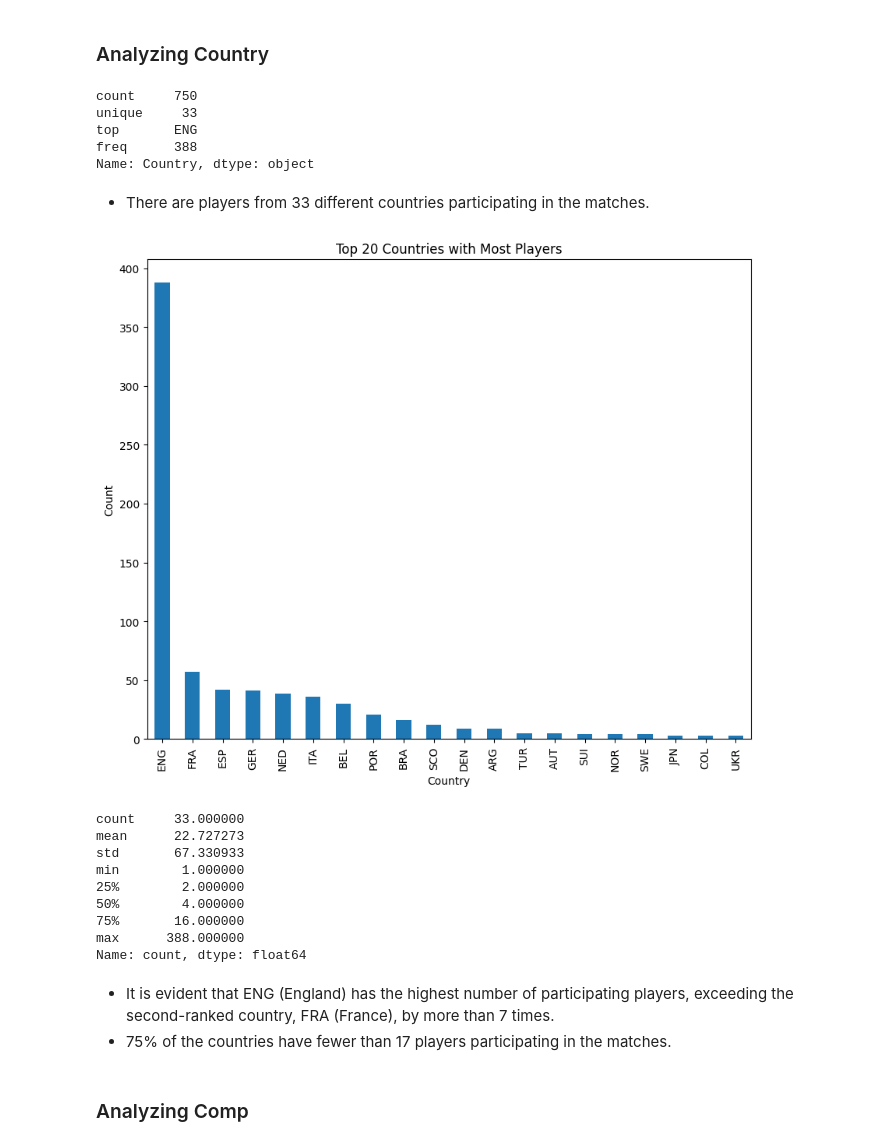
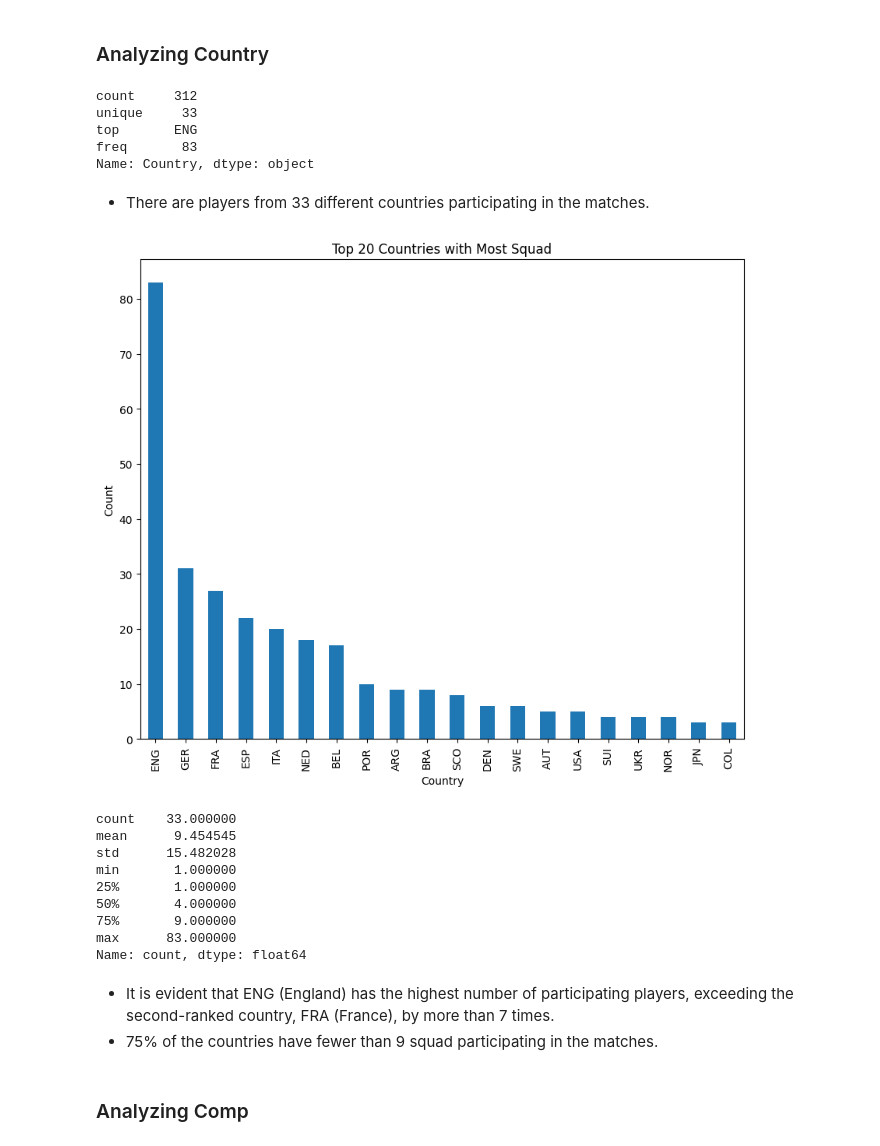
Before and after one commit to hwangdeokThien/CSC14119_IntroDS_final_project, a Jupyter notebook: src/notebooks/3.0-data_exploration.ipynb, the cells around one changed output. Drawn from its saved outputs; the diff is of its cells as text; code cells hidden in the pictures.

Commit message:
[FIX] fix error in visualize squad feature

```diff
--- a/src/notebooks/3.0-data_exploration.ipynb
+++ b/src/notebooks/3.0-data_exploration.ipynb
@@ -205,44 +205,44 @@ Name: count, dtype: float64
 ### Analyzing Country
 # %%
 # Get Country data
-df_country = df[['Name', 'Country']].drop_duplicates()['Country']   # Drop dulicated rows in name and country data
+df_country = df[['Squad', 'Country']].drop_duplicates()['Country']   # Drop dulicated rows in squad and country data
 df_country.describe()
 # %% [output]
-count     750
+count     312
 unique     33
 top       ENG
-freq      388
+freq       83
 Name: Country, dtype: object
 # %% [markdown]
 - There are players from 33 different countries participating in the matches.
 # %%
-# Visualize the distribution of players across countries for the top 20 countries
+# Visualize the distribution of squad across countries for the top 20 countries
 country_count = df_country.value_counts()   # Count the occurrences of each unique value in the 'Country' column
 
 # Visualize
 plt.figure(figsize=(10,8))
 
 country_count[:20].plot(kind='bar')
 plt.ylabel('Count')
-plt.title('Top 20 Countries with Most Players')
+plt.title('Top 20 Countries with Most Squad')
 plt.show()
 # %% [output]
-[figure, old version]
+[figure, new version]
 # %%
 country_count.describe()
 # %% [output]
-count     33.000000
-mean      22.727273
-std       67.330933
-min        1.000000
-25%        2.000000
-50%        4.000000
-75%       16.000000
-max      388.000000
+count    33.000000
+mean      9.454545
+std      15.482028
+min       1.000000
+25%       1.000000
+50%       4.000000
+75%       9.000000
+max      83.000000
 Name: count, dtype: float64
 # %% [markdown]
 - It is evident that ENG (England) has the highest number of participating players, exceeding the second-ranked country, FRA (France), by more than 7 times.
-- 75% of the countries have fewer than 17 players participating in the matches.
+- 75% of the countries have fewer than 9 squad participating in the matches.
 # %% [markdown]
 ### Analyzing Comp
 # %%
```
